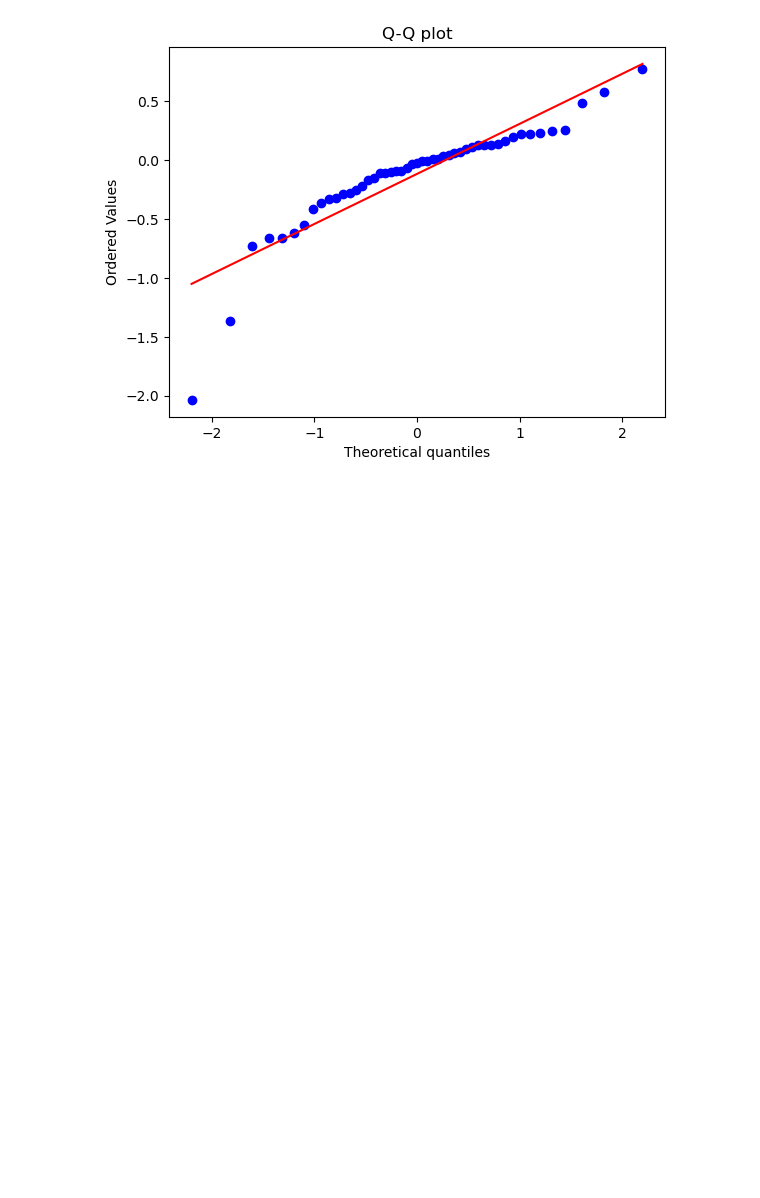
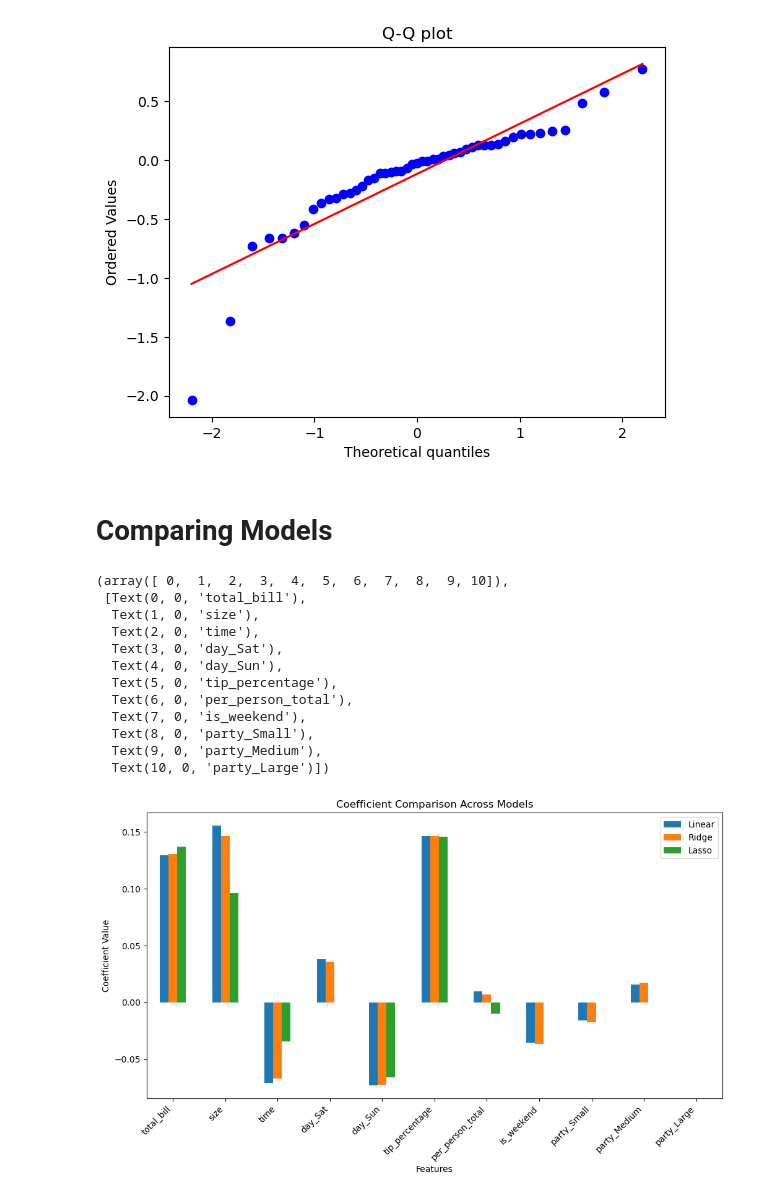
Before and after one commit to AliMHD1377/predicting-tips, a Jupyter notebook: predicting_tips.ipynb, the cells around one changed output. Cells and saved outputs as stored; diff of their text form; code cells hidden in the pictures; blank space fills up the shorter version.

```diff
--- a/predicting_tips.ipynb
+++ b/predicting_tips.ipynb
@@ -544,3 +544,32 @@ ax.set_title("Q-Q plot")
 plt.show()
 # %% [output]
 [figure]
+# %% [markdown]
+# Comparing Models
+# %%
+coef_df = pd.DataFrame({
+    'Linear': lr_model.coef_.flatten(),
+    'Ridge': ridge_model.coef_.flatten(),
+    'Lasso': lasso_model.coef_.flatten()
+}, index=list(X.columns))
+
+coef_df.plot(kind='bar', figsize=(12, 6))
+plt.title('Coefficient Comparison Across Models')
+plt.xlabel('Features')
+plt.ylabel('Coefficient Value')
+plt.legend(loc='best')
+plt.xticks(rotation=45, ha='right')
+# %% [output]
+(array([ 0,  1,  2,  3,  4,  5,  6,  7,  8,  9, 10]),
+ [Text(0, 0, 'total_bill'),
+  Text(1, 0, 'size'),
+  Text(2, 0, 'time'),
+  Text(3, 0, 'day_Sat'),
+  Text(4, 0, 'day_Sun'),
+  Text(5, 0, 'tip_percentage'),
+  Text(6, 0, 'per_person_total'),
+  Text(7, 0, 'is_weekend'),
+  Text(8, 0, 'party_Small'),
+  Text(9, 0, 'party_Medium'),
+  Text(10, 0, 'party_Large')])
+[figure, added]
```
Also changed, not shown: parts of 2 cells of this notebook.
